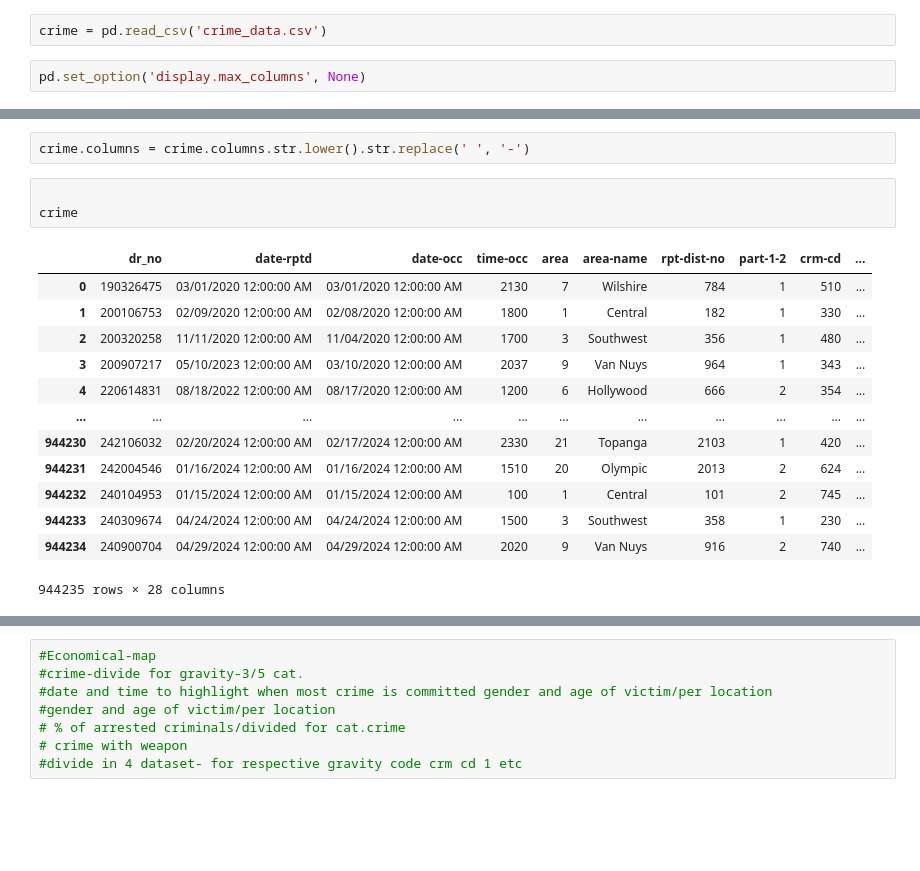
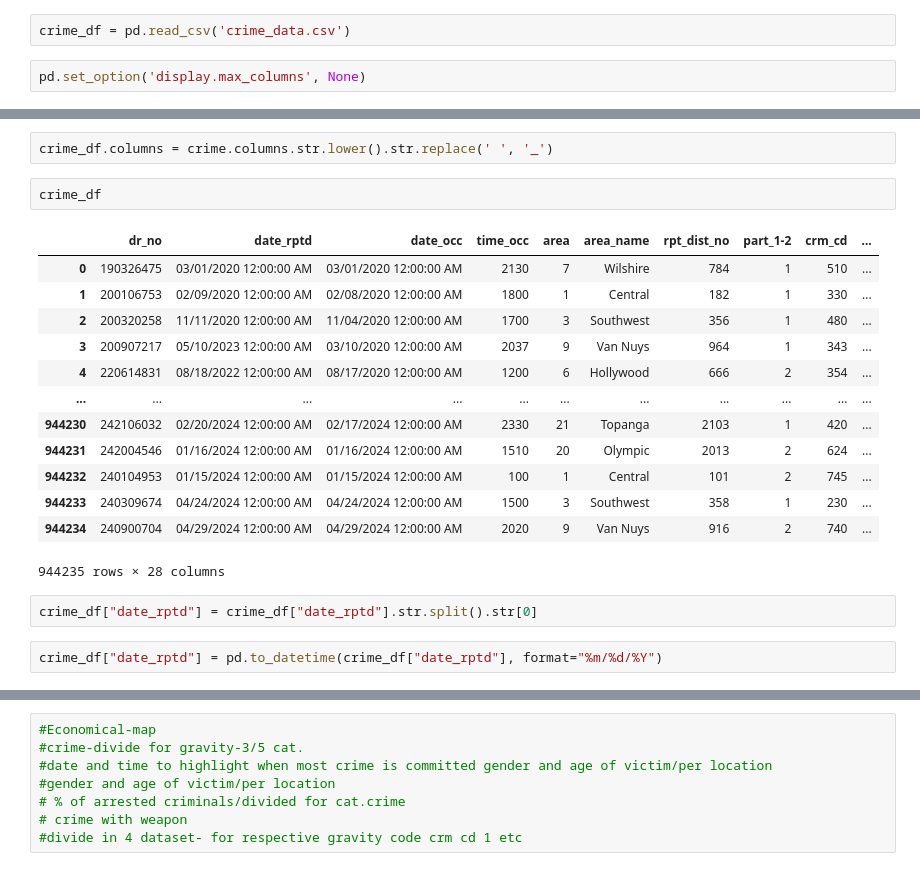
Before and after one commit to Mancini997/FirstLabWeek, a Jupyter notebook: Crime Project/Crimes.ipynb, the cells around one changed output, grey strips where cells are left out. Drawn from its saved outputs; the diff is of its cells as text; blank space fills up the shorter version.

```diff
--- a/Crime Project/Crimes.ipynb
+++ b/Crime Project/Crimes.ipynb
@@ -7,5 +8,5 @@ AttributeError: module 'pandas' has no attribute 'read_c'
 # %%
-crime = pd.read_csv('crime_data.csv')
+crime_df = pd.read_csv('crime_data.csv')
 # %%
 pd.set_option('display.max_columns', None)
 # %%
@@ -18,21 +19,24 @@ crime.head(5)
 | 3 | 200907217 | 05/10/2023 12:00:00 AM | 03/10/2020 12:00:00 AM | 2037 | 9 | Van Nuys | 964 | 1 | 343 | ... |
 | 4 | 220614831 | 08/18/2022 12:00:00 AM | 08/17/2020 12:00:00 AM | 1200 | 6 | Hollywood | 666 | 2 | 354 | ... |
 # %%
-crime.columns = crime.columns.str.lower().str.replace(' ', '-')
+crime_df.columns = crime.columns.str.lower().str.replace(' ', '_')
-# %%
-
-crime
-# %% [output]
-|  | dr_no | date-rptd | date-occ | time-occ | area | area-name | rpt-dist-no | part-1-2 | crm-cd | ... |
-| 0 | 190326475 | 03/01/2020 12:00:00 AM | 03/01/2020 12:00:00 AM | 2130 | 7 | Wilshire | 784 | 1 | 510 | ... |
-| 1 | 200106753 | 02/09/2020 12:00:00 AM | 02/08/2020 12:00:00 AM | 1800 | 1 | Central | 182 | 1 | 330 | ... |
-| 2 | 200320258 | 11/11/2020 12:00:00 AM | 11/04/2020 12:00:00 AM | 1700 | 3 | Southwest | 356 | 1 | 480 | ... |
-| 3 | 200907217 | 05/10/2023 12:00:00 AM | 03/10/2020 12:00:00 AM | 2037 | 9 | Van Nuys | 964 | 1 | 343 | ... |
-| 4 | 220614831 | 08/18/2022 12:00:00 AM | 08/17/2020 12:00:00 AM | 1200 | 6 | Hollywood | 666 | 2 | 354 | ... |
-| ... | ... | ... | ... | ... | ... | ... | ... | ... | ... | ... |
-| 944230 | 242106032 | 02/20/2024 12:00:00 AM | 02/17/2024 12:00:00 AM | 2330 | 21 | Topanga | 2103 | 1 | 420 | ... |
-| 944231 | 242004546 | 01/16/2024 12:00:00 AM | 01/16/2024 12:00:00 AM | 1510 | 20 | Olympic | 2013 | 2 | 624 | ... |
-| 944232 | 240104953 | 01/15/2024 12:00:00 AM | 01/15/2024 12:00:00 AM | 100 | 1 | Central | 101 | 2 | 745 | ... |
-| 944233 | 240309674 | 04/24/2024 12:00:00 AM | 04/24/2024 12:00:00 AM | 1500 | 3 | Southwest | 358 | 1 | 230 | ... |
-| 944234 | 240900704 | 04/29/2024 12:00:00 AM | 04/29/2024 12:00:00 AM | 2020 | 9 | Van Nuys | 916 | 2 | 740 | ... |
-944235 rows × 28 columns
+# %%
+crime_df
+# %% [output]
+|  | dr_no | date_rptd | date_occ | time_occ | area | area_name | rpt_dist_no | part_1-2 | crm_cd | ... |
+| 0 | 190326475 | 03/01/2020 12:00:00 AM | 03/01/2020 12:00:00 AM | 2130 | 7 | Wilshire | 784 | 1 | 510 | ... |
+| 1 | 200106753 | 02/09/2020 12:00:00 AM | 02/08/2020 12:00:00 AM | 1800 | 1 | Central | 182 | 1 | 330 | ... |
+| 2 | 200320258 | 11/11/2020 12:00:00 AM | 11/04/2020 12:00:00 AM | 1700 | 3 | Southwest | 356 | 1 | 480 | ... |
+| 3 | 200907217 | 05/10/2023 12:00:00 AM | 03/10/2020 12:00:00 AM | 2037 | 9 | Van Nuys | 964 | 1 | 343 | ... |
+| 4 | 220614831 | 08/18/2022 12:00:00 AM | 08/17/2020 12:00:00 AM | 1200 | 6 | Hollywood | 666 | 2 | 354 | ... |
+| ... | ... | ... | ... | ... | ... | ... | ... | ... | ... | ... |
+| 944230 | 242106032 | 02/20/2024 12:00:00 AM | 02/17/2024 12:00:00 AM | 2330 | 21 | Topanga | 2103 | 1 | 420 | ... |
+| 944231 | 242004546 | 01/16/2024 12:00:00 AM | 01/16/2024 12:00:00 AM | 1510 | 20 | Olympic | 2013 | 2 | 624 | ... |
+| 944232 | 240104953 | 01/15/2024 12:00:00 AM | 01/15/2024 12:00:00 AM | 100 | 1 | Central | 101 | 2 | 745 | ... |
+| 944233 | 240309674 | 04/24/2024 12:00:00 AM | 04/24/2024 12:00:00 AM | 1500 | 3 | Southwest | 358 | 1 | 230 | ... |
+| 944234 | 240900704 | 04/29/2024 12:00:00 AM | 04/29/2024 12:00:00 AM | 2020 | 9 | Van Nuys | 916 | 2 | 740 | ... |
+944235 rows × 28 columns
+# %%
+crime_df["date_rptd"] = crime_df["date_rptd"].str.split().str[0]
+# %%
+crime_df["date_rptd"] = pd.to_datetime(crime_df["date_rptd"], format="%m/%d/%Y")
```
Also changed, not shown: parts of 7 cells of this notebook, 3 other files.
